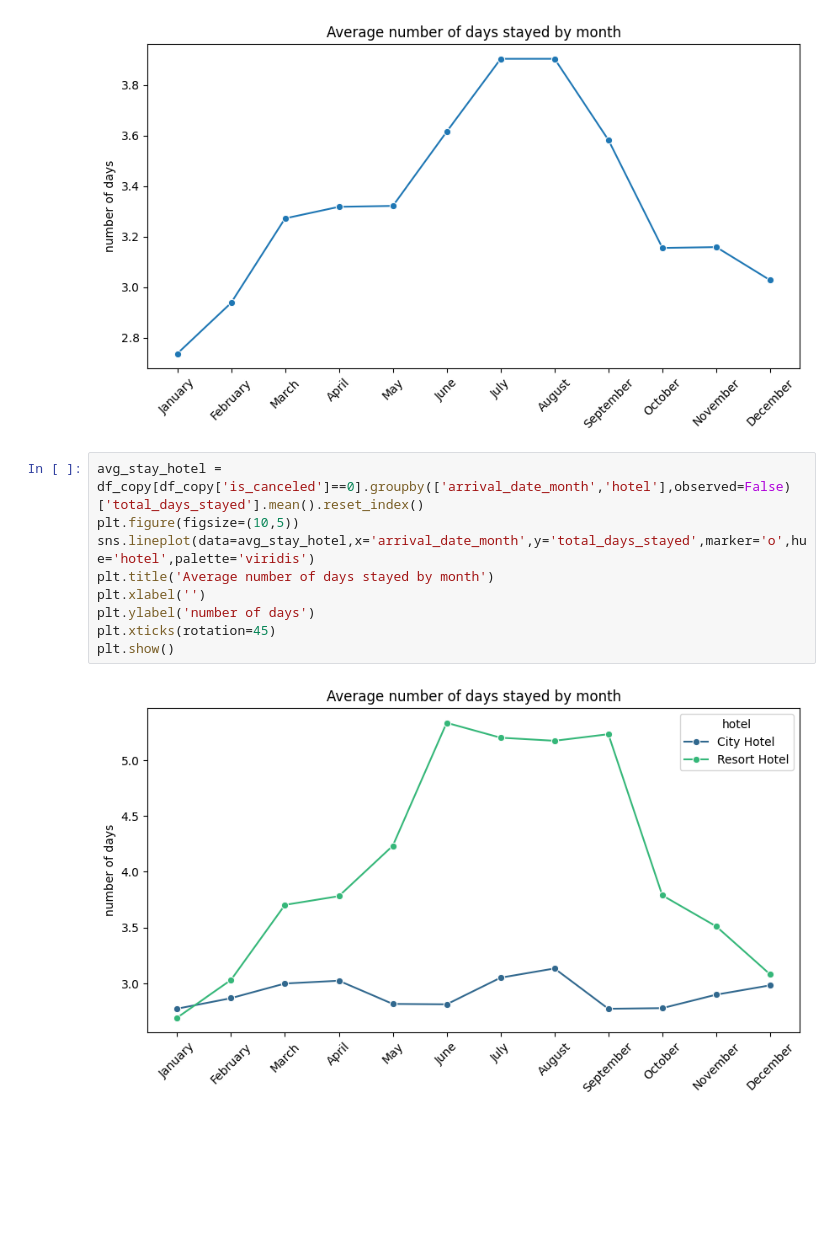
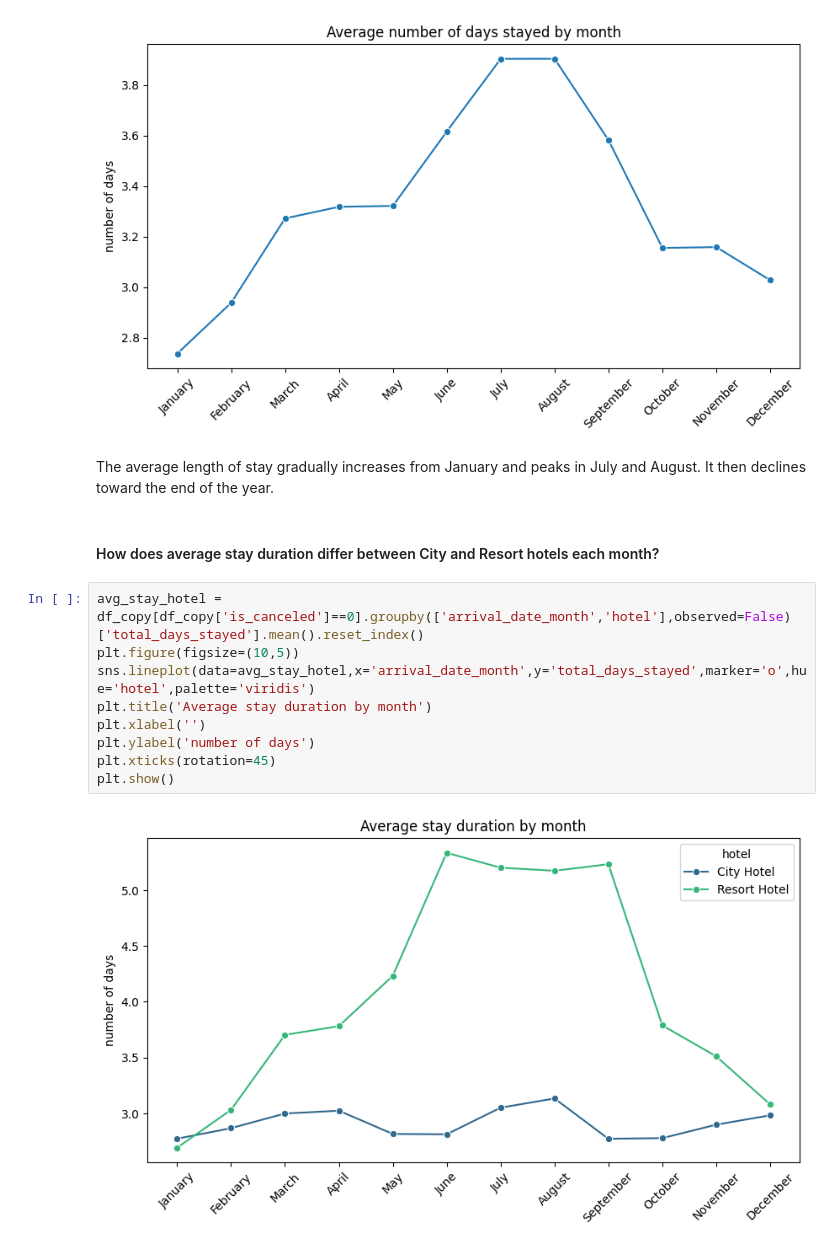
Before and after one commit to Parth-11022004/hotel_booking_cancellation_prediction, a Jupyter notebook: Hotel_bookings_EDA.ipynb, the cells around one changed output. Drawn from its saved outputs; the diff is of its cells as text; blank space fills up the shorter version.

```diff
--- a/Hotel_bookings_EDA.ipynb
+++ b/Hotel_bookings_EDA.ipynb
@@ -234,14 +271,18 @@ plt.xticks(rotation=45)
 plt.show()
 # %% [output]
 [figure]
+# %% [markdown]
+The average length of stay gradually increases from January and peaks in July and August. It then declines toward the end of the year.
+# %% [markdown]
+#### How does average stay duration differ between City and Resort hotels each month?
 # %%
 avg_stay_hotel = df_copy[df_copy['is_canceled']==0].groupby(['arrival_date_month','hotel'],observed=False)['total_days_stayed'].mean().reset_index()
 plt.figure(figsize=(10,5))
 sns.lineplot(data=avg_stay_hotel,x='arrival_date_month',y='total_days_stayed',marker='o',hue='hotel',palette='viridis')
-plt.title('Average number of days stayed by month')
+plt.title('Average stay duration by month')
 plt.xlabel('')
 plt.ylabel('number of days')
 plt.xticks(rotation=45)
 plt.show()
 # %% [output]
-[figure, old version]
+[figure, new version]
```
Also changed, not shown: parts of 23 cells of this notebook.
